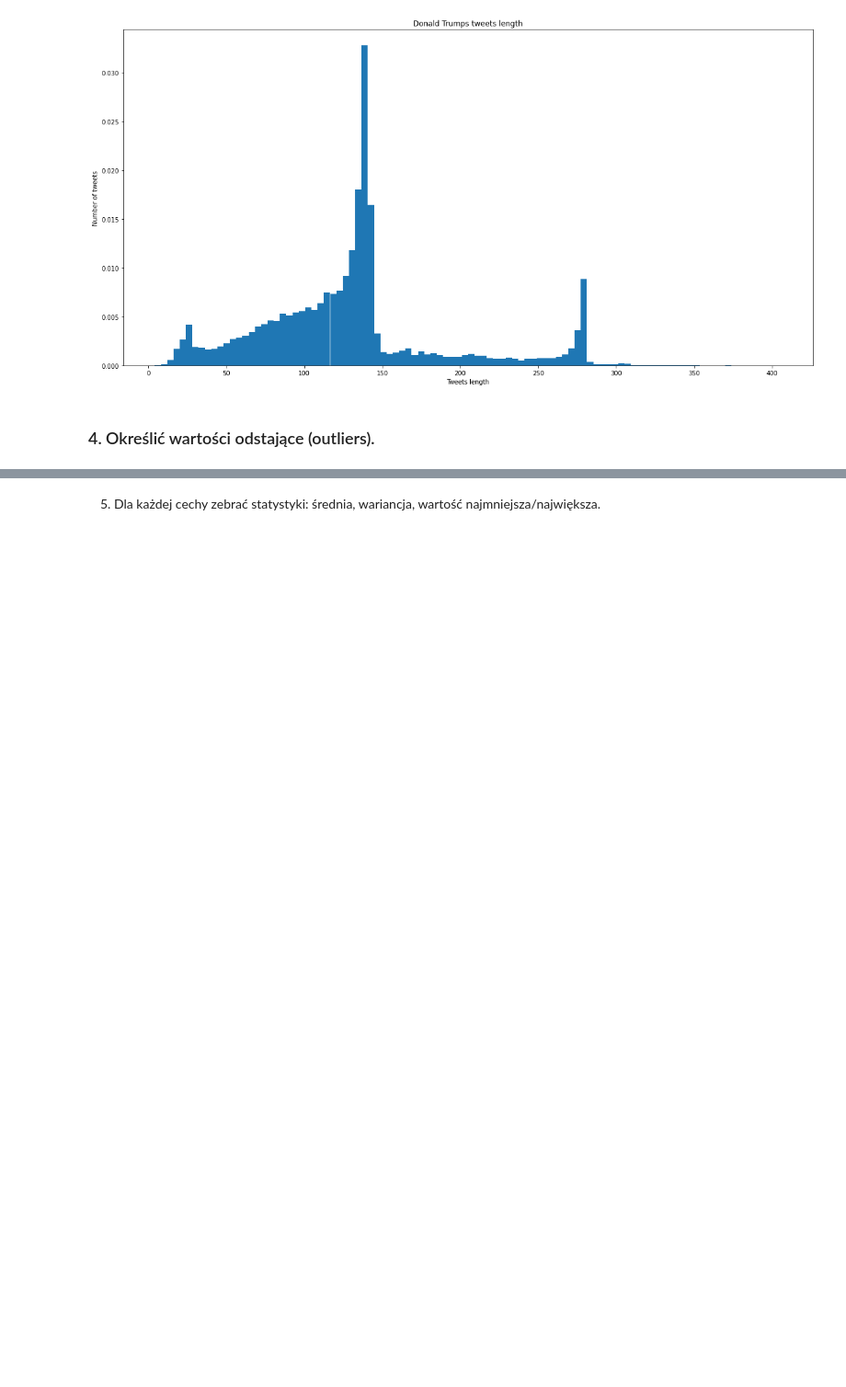
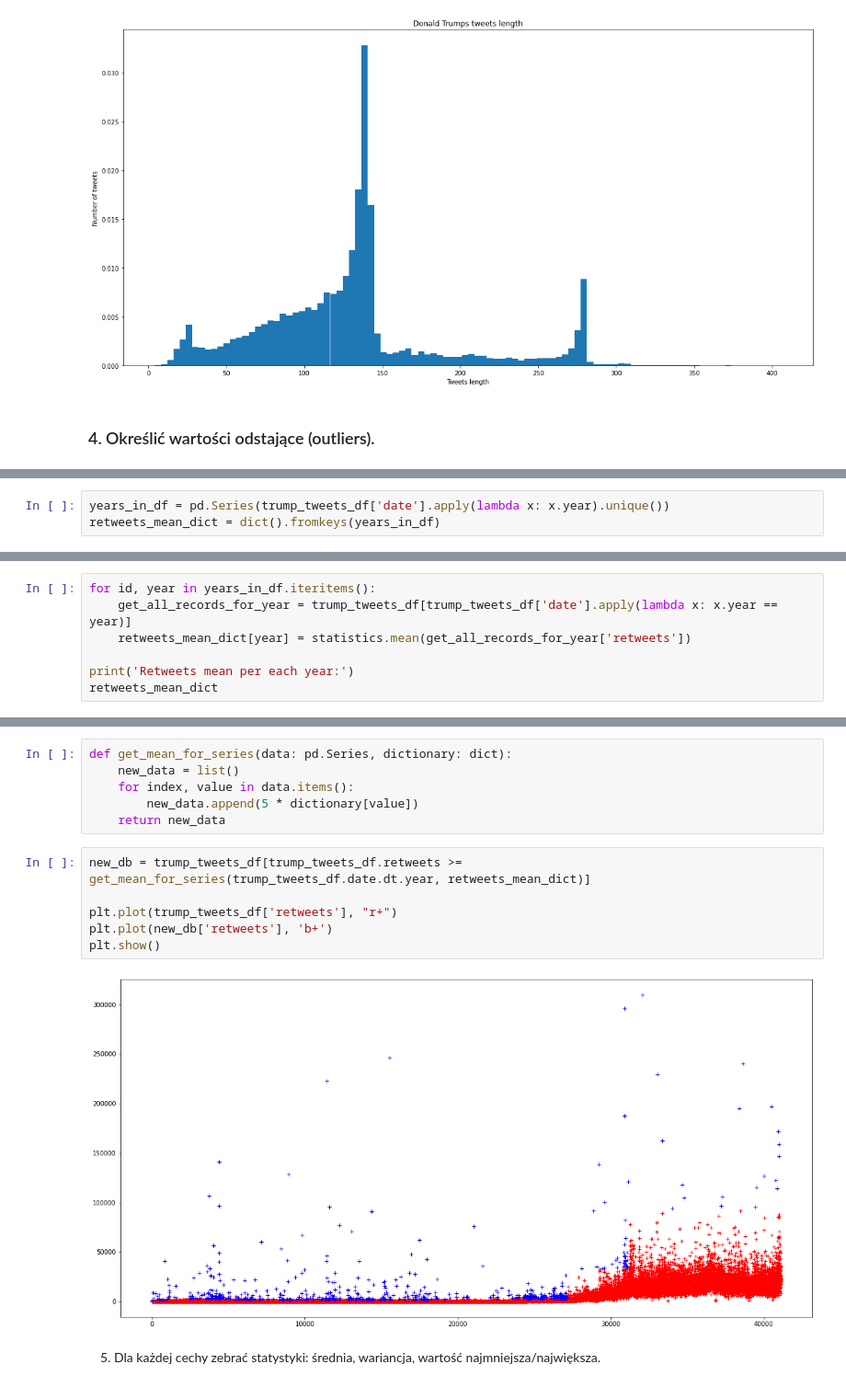
Before and after one commit to pajelonek/machine_learning_course, a Jupyter notebook: Lecture 2 - Data analysis, recognition and preparation/Lab4/Lab4_notebook.ipynb, the cells around one changed output, grey strips where cells are left out. Shown at 92% size. Drawn from its saved outputs; the diff is of its cells as text; blank space fills up the shorter version.

```diff
--- a/Lecture 2 - Data analysis, recognition and preparation/Lab4/Lab4_notebook.ipynb
+++ b/Lecture 2 - Data analysis, recognition and preparation/Lab4/Lab4_notebook.ipynb
@@ -119,0 +110,3 @@ plt.show()
+# %%
+years_in_df = pd.Series(trump_tweets_df['date'].apply(lambda x: x.year).unique())
+retweets_mean_dict = dict().fromkeys(years_in_df)
@@ -119,0 +118,7 @@ plt.show()
+# %%
+for id, year in years_in_df.iteritems():
+    get_all_records_for_year = trump_tweets_df[trump_tweets_df['date'].apply(lambda x: x.year == year)]
+    retweets_mean_dict[year] = statistics.mean(get_all_records_for_year['retweets'])
+
+print('Retweets mean per each year:')
+retweets_mean_dict
@@ -120,3 +139,17 @@ plt.show()
+# %%
+def get_mean_for_series(data: pd.Series, dictionary: dict):
+    new_data = list()
+    for index, value in data.items():
+        new_data.append(5 * dictionary[value])
+    return new_data
+# %%
+new_db = trump_tweets_df[trump_tweets_df.retweets >= get_mean_for_series(trump_tweets_df.date.dt.year, retweets_mean_dict)]
+
+plt.plot(trump_tweets_df['retweets'], "r+")
+plt.plot(new_db['retweets'], 'b+')
+plt.show()
+# %% [output]
+[figure, added]
 # %% [markdown]
 5.	Dla każdej cechy zebrać statystyki: średnia, wariancja, wartość najmniejsza/największa.
 # %%
```
Also changed, not shown: parts of 8 cells of this notebook.
